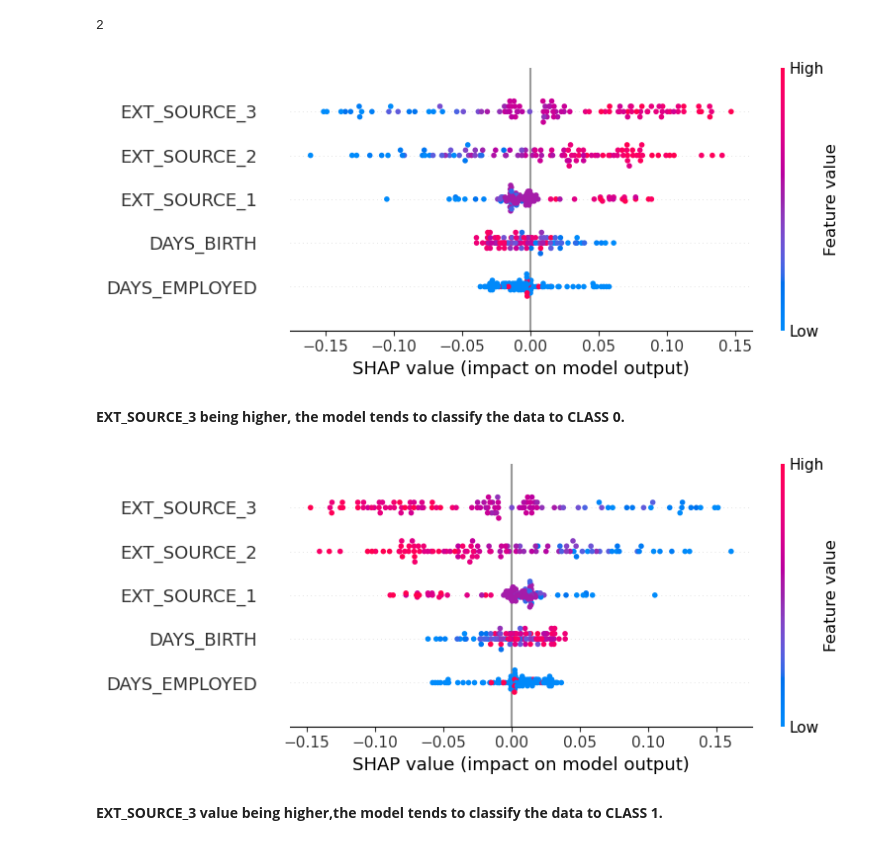
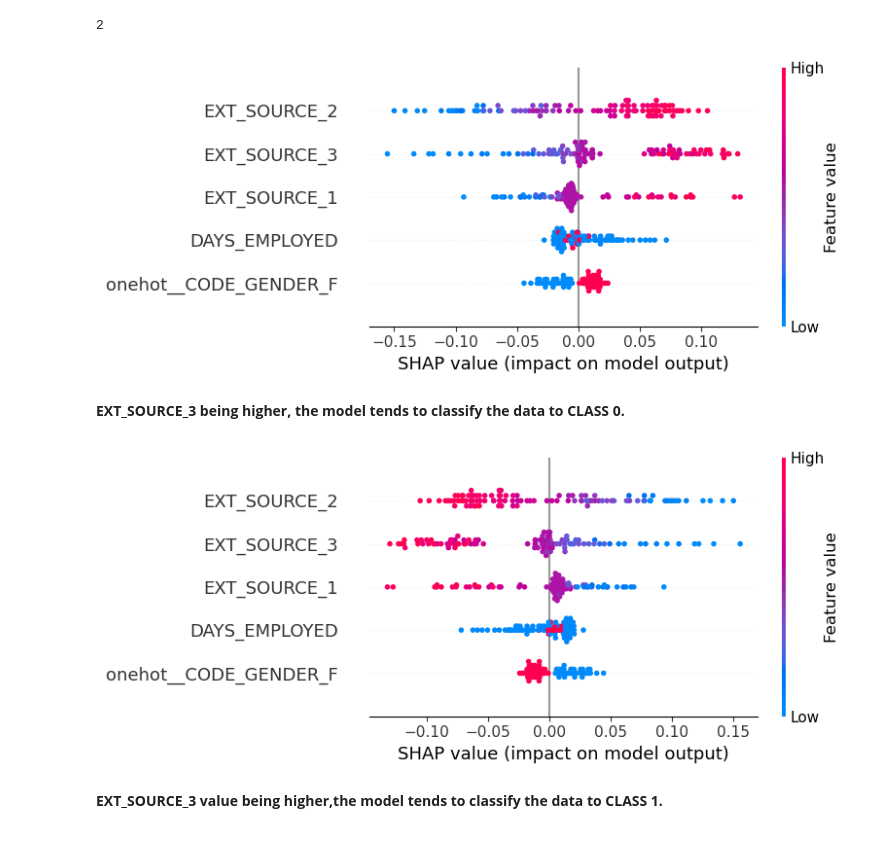
Before and after one commit to santra11/Credit-Scoring, a Jupyter notebook: scoringcredit.ipynb, the cells around one changed output. Saved outputs shown, nothing was run; the diff lists cells and outputs as text; code cells hidden in the pictures.

```diff
--- a/scoringcredit.ipynb
+++ b/scoringcredit.ipynb
@@ -1161,23 +1161,23 @@ Recall for Random Forest: 0.6597856292179436
 **SHAP shows the contribution or the importance of each feature on the prediction of the model, it does not evaluate the quality of the prediction itself.**
 # %%
 # We take a small sample of the test data for shap
-x_train=X_train.sample(100)
+x_test=X_test.sample(100)
 # %%
 explainer = shap.TreeExplainer(rf)
-sv = explainer.shap_values(x_train)
+sv = explainer.shap_values(x_test)
 len(sv)
 # %% [output]
 2
 # %%
-summary_plot(sv[0], x_train, max_display=5)
+summary_plot(sv[0], x_test, max_display=5)
 # %% [output]
-[figure, old version]
+[figure, new version]
 # %% [markdown]
 **EXT_SOURCE_3 being higher, the model tends to classify the data to CLASS 0.**
 # %%
-summary_plot(sv[1], x_train, max_display=5)
+summary_plot(sv[1], x_test, max_display=5)
 # %% [output]
-[figure, old version]
+[figure, new version]
 # %% [markdown]
 **EXT_SOURCE_3 value being higher,the model tends to classify the data to CLASS 1.**
 # %%
```
Also changed, not shown: parts of 31 cells of this notebook.
